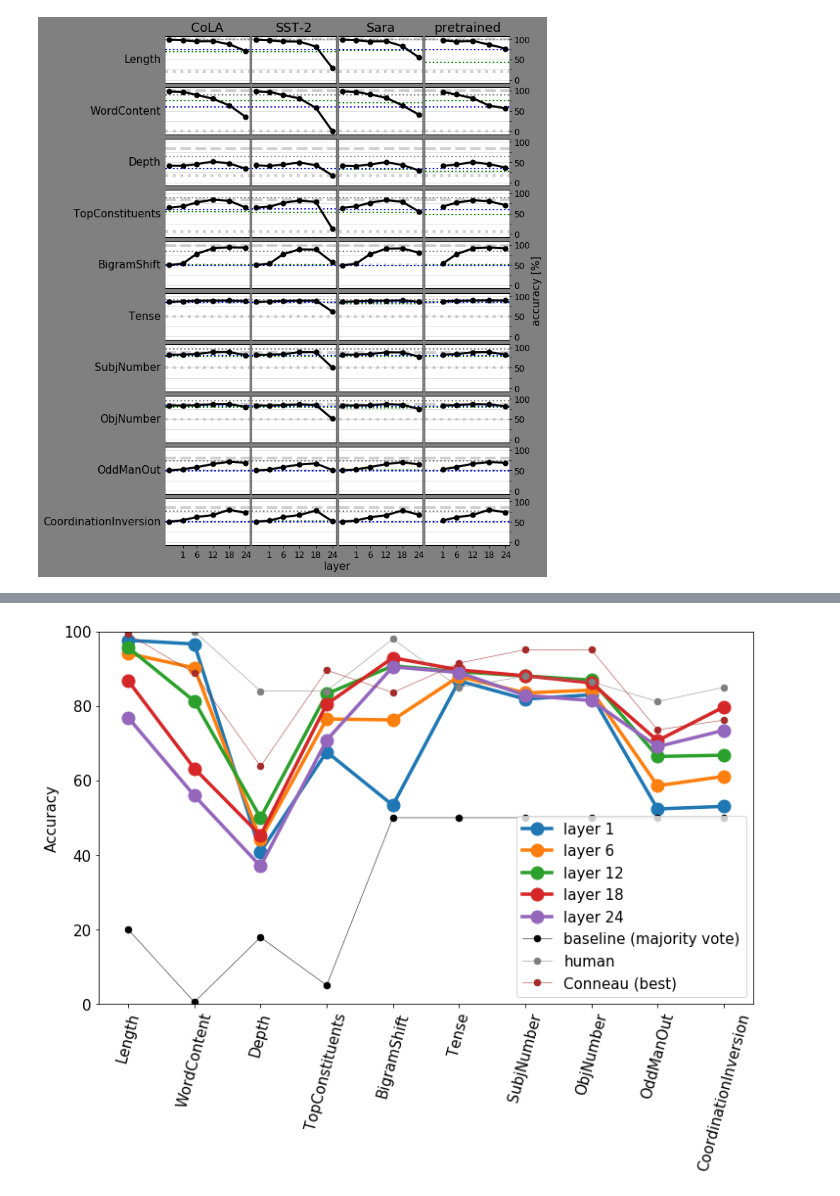
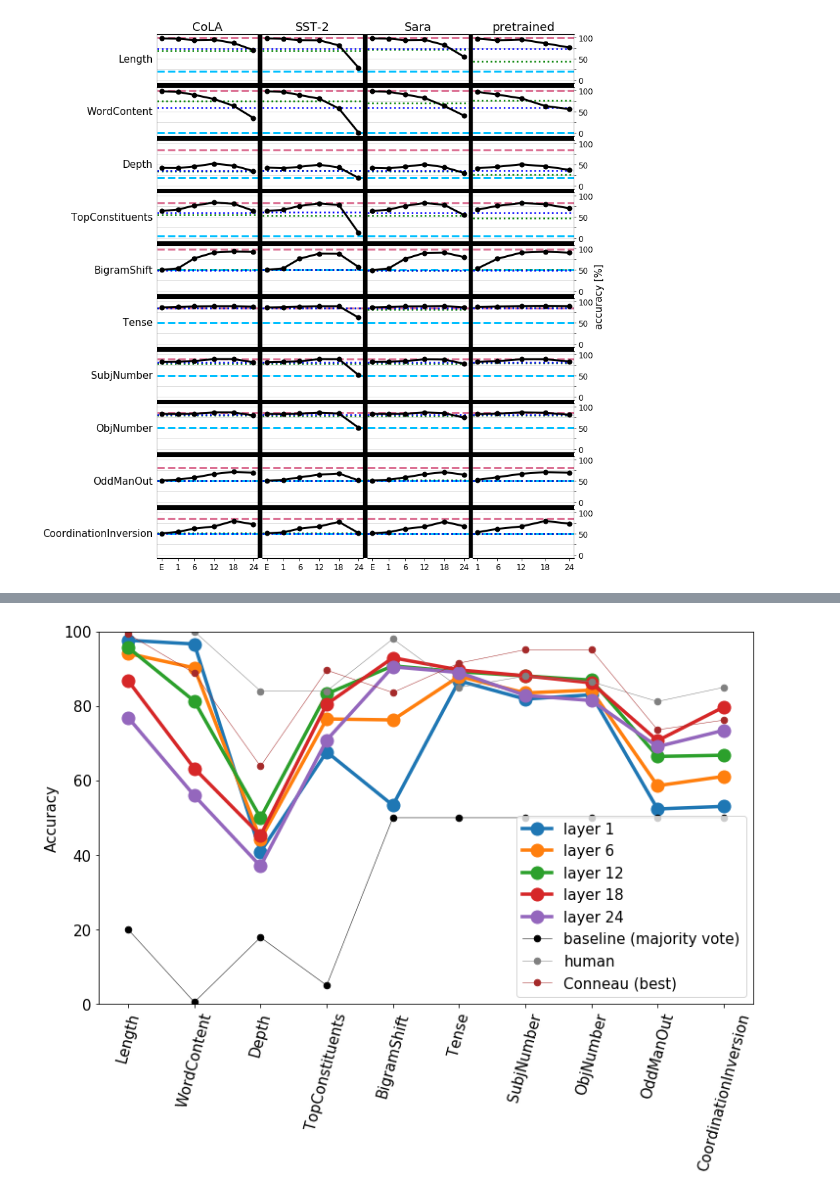
Before and after one commit to samsucik/knowledge-distil-bert, a Jupyter notebook: experiments/analysis/Probing.ipynb, the cells around one changed output, grey strips where cells are left out. Cells and saved outputs as stored; diff of their text form; code cells hidden in the pictures.

Commit message:
Add results of probing the larger CoLA BERT student and plot it all.

```diff
--- a/experiments/analysis/Probing.ipynb
+++ b/experiments/analysis/Probing.ipynb
@@ -40,6 +40,19 @@ files = {
     "teacher_SST-2_L-1": {strategy: "teacher_SST-2_{}_-1.csv".format(strategy) for strategy in strategies},
     "teacher_Sara_L-1": {strategy: "teacher_Sara_{}_-1.csv".format(strategy) for strategy in strategies},
 }
+
+def despine(a):
+    a.spines["top"].set_visible(False)
+    a.spines["right"].set_visible(False)
+    a.spines["bottom"].set_visible(False)
+    a.spines["left"].set_visible(False)
+def colour_subplot_gaps(fig, c="black"):
+    fig.add_subplot(111, zorder=0)
+    ax = plt.gca()
+    ax.tick_params(labelcolor='none', top=False, bottom=False, left=False, right=False, length=0)
+    ax.set_facecolor(c)
+    despine(ax)
+    return ax
 # %%
 layers = {"CoLA": ["E", 0, 5, 11, 17, -1],
           "SST-2": ["E", 0, 5, 11, 17, -1],
@@ -50,8 +63,6 @@ layers_to_plot_all = {"CoLA": np.array([-5, 0, 5, 11, 17, 23]),
                   "Sara": np.array([-5, 0, 5, 11, 17, 23]),
                   "pretrained": np.array([0, 5, 11, 17, 23]),}
 embed_types = ["word", "wordpiece"]
-ncols = 4
-fig, axs = plt.subplots(nrows=T, ncols=ncols, figsize=(10, 11), sharex=True, sharey=True)
 
 vals_to_plot = {}
 vals_to_plot_embed = {}
@@ -80,62 +91,64 @@ for col, glue_task in enumerate(glue_tasks + ["pretrained"]):
             best_row = rows.loc[rows["devacc"].idxmax()]
             vals_to_plot_embed[glue_task][embed_type + "-old"][task_name] = best_row["acc"]
 
+ncols = 4
+fig, axs = plt.subplots(nrows=T, ncols=ncols, figsize=(12, 12), sharex=True, sharey=True)
 yticks_major = np.arange(3)*50
 yticks_minor = np.arange(5)*25
 yticklabels = np.arange(3)*50
 grid_colour = np.array([1.0, 1.0, 1.0, 1.0])*0.85
 for row, task_name in enumerate(task_names):
-    axs[row][0].set_ylabel(task_name, rotation=0, labelpad=3, horizontalalignment="right", verticalalignment="center")
     for col, glue_task in enumerate(glue_tasks + ["pretrained"]):
+        ax = plt.subplot2grid((T, ncols), (row, col), colspan=1, zorder=1)
+        if col == 0:
+            ax.set_ylabel(task_name, rotation=0, labelpad=3, horizontalalignment="right", verticalalignment="center")
+        if row == 0:
+            ax.set_title(glue_task)
         layers_to_plot = layers_to_plot_all[glue_task]
-        axs[0][col].set_title(glue_task)
-        ax = axs[row][col]
-        c_grey, lw = np.array([1.0, 1.0, 1.0, 1.0])*0.75, 4
-        ax.axhline(baselines["majority"][row], linestyle=":", c=c_grey, lw=lw)
-        ax.axhline(baselines["human"][row], linestyle="--", c=c_grey, lw=lw)
-        ax.axhline(baselines["conneau-best"][row], linestyle=":", c="grey", lw=2)
-        ax.axhline(vals_to_plot_embed[glue_task]["word"][task_name], linestyle=":", c="green", lw=2)
-        ax.axhline(vals_to_plot_embed[glue_task]["wordpiece"][task_name], linestyle=":", c="blue", lw=2)
+        lw = 3.0
+        ax.axhline(baselines["majority"][row], linestyle="--", c="deepskyblue", lw=lw)
+        ax.axhline(baselines["human"][row], linestyle="--", c="palevioletred", lw=lw)
+#         c_grey, lw = np.array([1.0, 1.0, 1.0, 1.0])*0.75, 4
+#         ax.axhline(baselines["majority"][row], linestyle=":", c=c_grey, lw=lw)
+#         ax.axhline(baselines["human"][row], linestyle="--", c=c_grey, lw=lw)
+#         ax.axhline(baselines["conneau-best"][row], linestyle=":", c="grey", lw=2)
+        ax.axhline(vals_to_plot_embed[glue_task]["word"][task_name], linestyle=":", c="green", lw=2.5)
+        ax.axhline(vals_to_plot_embed[glue_task]["wordpiece"][task_name], linestyle=":", c="blue", lw=2.5)
 
         ax.tick_params(axis="y", which="both", length=0)
 
         if row < T-1:
-            ax.tick_params(axis="x", which="both", length=0)
+            ax.tick_params(axis="x", which="both", length=0, labelsize=0)
         else:
             ax.set_xticks(layers_to_plot)
             ax.tick_params("x", labelsize=12)
             xticklabels = ["E" if l == -4 else str(l) for l in (layers_to_plot+1)]
             ax.set_xticklabels(xticklabels)
 
+        ax.set_yticks(yticks_major, minor=False)
+        ax.set_yticks(yticks_minor, minor=True)
         if col == ncols - 1:
-            ax.tick_params("y", right=True, left=False, labelright=True, length=3, which="both", labelsize=12)
-            ax.set_yticks(yticks_major, minor=False)
-            ax.set_yticks(yticks_minor, minor=True)
+            ax.tick_params("y", right=True, left=False, labelright=True, labelleft=False,
+                           length=3, which="both", labelsize=12)
             ax.set_yticklabels(yticklabels)
         else:
             ax.tick_params("y", left=False, labelleft=False, right=False, labelright=False)
 
         vals = [vals_to_plot[glue_task][l][task_name] for l in layers[glue_task]]
         ax.plot(layers_to_plot, vals, lw=3, markersize=7, marker="o", color="black")
         ax.set_ylim(bottom=-8, top=108)
         ax.grid(axis="y", color=grid_colour, which="both")
         [i.set_linewidth(1.1) for i in [ax.spines[k] for k in ["top", "bottom"]]]
         [i.set_linewidth(0.2) for i in [ax.spines[k] for k in ["right", "left"]]]
 
-fig.tight_layout(h_pad=0.0, w_pad=0.1)
+fig.tight_layout(h_pad=0.0, w_pad=0.4)
 
-fig.add_subplot(111, frameon=False)
-ax = plt.gca()
-ax.tick_params(labelcolor='none', top=False, bottom=False, left=False, right=False, length=0)
-ax.set_xlabel("layer")
+ax = colour_subplot_gaps(fig)
 ax.yaxis.set_label_position("right")
 ax.yaxis.tick_right()
 ax.set_ylabel("accuracy [%]")
 
-fig.patch.set_facecolor("grey")
-# ax.set_facecolor("grey")
-
 plt.show()
 fig.savefig("img/probing_master.png")
 # %% [output]
-[figure, old version]
+[figure, new version]
```
Also changed, not shown: parts of 3 cells of this notebook, 7 other files.
